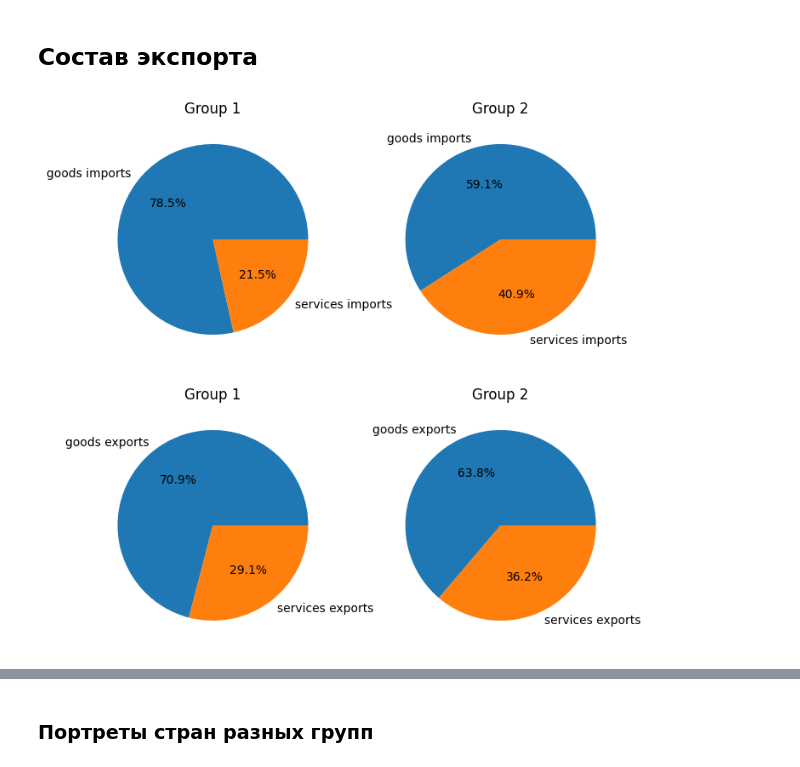
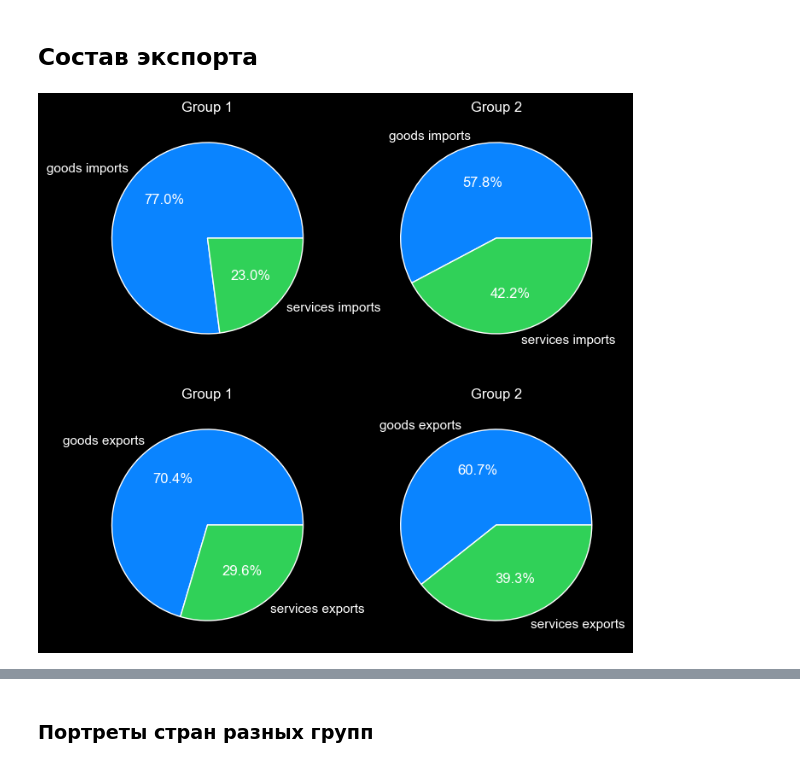
Before and after one commit to XTerris/economic_analysis, a Jupyter notebook: main.ipynb, the cells around one changed output, grey strips where cells are left out. Saved outputs shown, nothing was run; the diff lists cells and outputs as text; code cells hidden in the pictures.

```diff
--- a/main.ipynb
+++ b/main.ipynb
@@ -538,6 +559,7 @@ color_gen = color_gen_f()
 plt.figure("GDP", figsize=(10, 5))
 
 attributes = ["GDP", "GDP per capita"]
+
 
 for i in range(2):
     axis = plt.subplot(1, 2, i + 1)
@@ -550,9 +572,11 @@ for i in range(2):
             xlabel="Год",
             ylabel=attributes[i],
             ax=axis,
-            # color=next(color_gen),
+            color=next(color_gen)
         )
 
 plt.tight_layout()
+if save_plots_to_file:
+    plt.savefig("pics/GDP 1.png", transparent=True)
 plt.show()
 # %% [output]
@@ -563,6 +587,7 @@ plt.show()
 plt.figure("GDP", figsize=(10, 5))
 
 attributes = ["GDP per capita", "GDP"]
+
 
 for i in range(2):
     axis = plt.subplot(1, 2, i + 1)
@@ -575,9 +600,11 @@ for i in range(2):
             xlabel="Год",
             ylabel=attributes[i],
             ax=axis,
-            # color=next(color_gen),
+            color=next(color_gen)
         )
 
 plt.tight_layout()
+if save_plots_to_file:
+    plt.savefig("pics/GDP 2.png", transparent=True)
 plt.show()
 # %% [output]
@@ -618,0 +647,30 @@ plt.show()
+# %%
+fig = plt.figure("Unemployment", figsize=(10, 5))
+
+attribute = "unemployment"
+
+
+axis = plt.subplot()
+plt.title(attribute)
+
+means = (
+    df.groupby(["date", "group"])
+    .aggregate({attribute: "mean"})
+    .unstack(level=1)
+)
+axis = means.plot(
+    kind="bar",
+    ylabel=attribute + ", %",
+    rot=45,
+    xlabel="Year",
+    ax=axis,
+    color=[my_colors['red'], my_colors['green']],
+    width=0.74,
+)
+axis.set_ylim(0, 10)
+plt.legend(labels=["group 1", "group 2"])
+
+plt.tight_layout()
+if save_plots_to_file:
+    plt.savefig("pics/unemployment.png", transparent=True)
+plt.show()
@@ -628,31 +688,34 @@ for i in ["goods exports", 'services exports']:
 # %%
 attributes = [
     ["goods imports", "services imports"], # imports
     ["goods exports", "services exports"], # exports
 ]
 
 n_last_years = 1
 
 figure = plt.figure("Imports and exports", figsize=(8, 8))
 
 for i in range(2):
     pie_df = (
-        df[df["date"] >= end_year - n_last_years]
+        df[df["date"] > end_year - n_last_years]
         .groupby(["group"])
         .aggregate({attr: "mean" for attr in attributes[i]})
         .reset_index()
         .transpose()
     )
 
     for j in range(2):
         axis = plt.subplot(2, 2, i * 2 + j + 1)
         axis.set_title(f'Group {j + 1}')
         axis.pie(
             x=pie_df[j].drop(index="group"),
             autopct="%1.1f%%",
             labels=pie_df.drop(index="group").index,
+            colors=[my_colors['blue'], my_colors['green']]
     )
 
+if save_plots_to_file:
+    plt.savefig("pics/imports-and-exports.png", transparent=True)
 plt.show()
 # %% [output]
-[figure, old version]
+[figure, new version]
```
Also changed, not shown: parts of 24 cells of this notebook, 11 other files.
